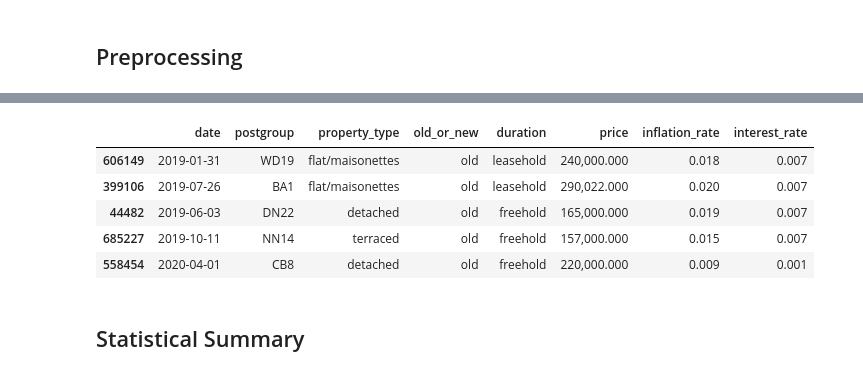
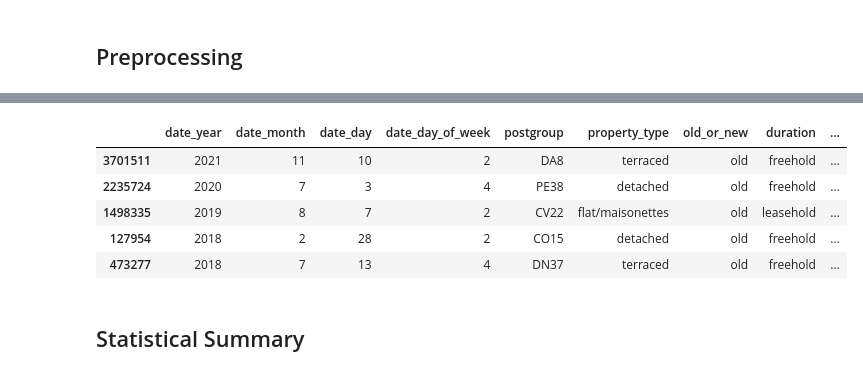
Before and after one commit to hudsonmendes/uolondon-cm3005-dsc, a Jupyter notebook: report.ipynb, the cells around one changed output, grey strips where cells are left out. Cells and saved outputs as stored; diff of their text form; code cells hidden in the pictures.

```diff
--- a/report.ipynb
+++ b/report.ipynb
@@ -38,24 +38,17 @@ ppd_property_type = {
     "S": "semi-detached",
     "T": "terraced",
     "F": "flat/maisonettes",
-    #"O": "other" # => intentionally ommitted
+    # "O": "other" # => intentionally ommitted
 }
 
-ppd_duration = {
-    "F": "freehold",
-    "L": "leasehold"
-}
+ppd_duration = {"F": "freehold", "L": "leasehold"}
 
-ppd_old_or_new = {
-    "Y": "new",
-    "N": "old"
-}
+ppd_old_or_new = {"Y": "new", "N": "old"}
 
 ppd_df = pd.concat(
     [
         pd.read_csv(
             ppd_filepath,
-            #nrows=100,
             compression="zip",
             names=[
                 "id",
@@ -208,41 +201,53 @@ def build_rate_extractor(df: pd.DataFrame) -> Callable[[date], float]:
     min_date = df.index.min()
     max_date = df.index.max()
     cur_date = min_date
     rate_index = {}
     first_rate = df.rate[0]
     prev_rate = first_rate
     last_rate = df.rate[-1]
     with trange((max_date - min_date).days, desc="rate_index") as pbar:
         while cur_date <= max_date:
             rates = df[df.index == cur_date].rate
             if rates.any():
-                new_rate = rates[0] / 100.
+                new_rate = rates[0] / 100.0
                 rate_index[cur_date] = new_rate
-                prev_rate =  new_rate
+                prev_rate = new_rate
             else:
                 rate_index[cur_date] = prev_rate
             cur_date += timedelta(days=1)
             pbar.update()
+
     def get_rate_for_date(d: date) -> float:
         if d < min_date:
             return first_rate
         elif d > max_date:
             return last_rate
         else:
             return rate_index[d]
-    return  get_rate_for_date
+
+    return get_rate_for_date
 
 
 df = ppd_df.copy()
 df["inflation_rate"] = df.date.progress_map(build_rate_extractor(df=inflation_df))
 df["interest_rate"] = df.date.progress_map(build_rate_extractor(df=interest_df))
+df["date_year"] = df.date.progress_map(lambda d: d.year)
+df["date_month"] = df.date.progress_map(lambda d: d.month)
+df["date_day"] = df.date.progress_map(lambda d: d.day)
+df["date_day_of_week"] = df.date.progress_map(lambda d: d.weekday())
+df = df.sort_values(by="date").reset_index()
+df = df[
+    ["date_year", "date_month", "date_day", "date_day_of_week"]
+    + list(ppd_df.columns[1:-1])
+    + ["inflation_rate", "interest_rate", "price"]
+]
 df.sample(n=5)
 # %% [output]
-|  | date | postgroup | property_type | old_or_new | duration | price | inflation_rate | interest_rate |
-| 606149 | 2019-01-31 | WD19 | flat/maisonettes | old | leasehold | 240,000.000 | 0.018 | 0.007 |
-| 399106 | 2019-07-26 | BA1 | flat/maisonettes | old | leasehold | 290,022.000 | 0.020 | 0.007 |
-| 44482 | 2019-06-03 | DN22 | detached | old | freehold | 165,000.000 | 0.019 | 0.007 |
-| 685227 | 2019-10-11 | NN14 | terraced | old | freehold | 157,000.000 | 0.015 | 0.007 |
-| 558454 | 2020-04-01 | CB8 | detached | old | freehold | 220,000.000 | 0.009 | 0.001 |
+|  | date_year | date_month | date_day | date_day_of_week | postgroup | property_type | old_or_new | duration | ... |
+| 3701511 | 2021 | 11 | 10 | 2 | DA8 | terraced | old | freehold | ... |
+| 2235724 | 2020 | 7 | 3 | 4 | PE38 | detached | old | freehold | ... |
+| 1498335 | 2019 | 8 | 7 | 2 | CV22 | flat/maisonettes | old | leasehold | ... |
+| 127954 | 2018 | 2 | 28 | 2 | CO15 | detached | old | freehold | ... |
+| 473277 | 2018 | 7 | 13 | 4 | DN37 | terraced | old | freehold | ... |
 # %% [markdown]
 ## Statistical Summary
```
Also changed, not shown: parts of 18 cells of this notebook.
